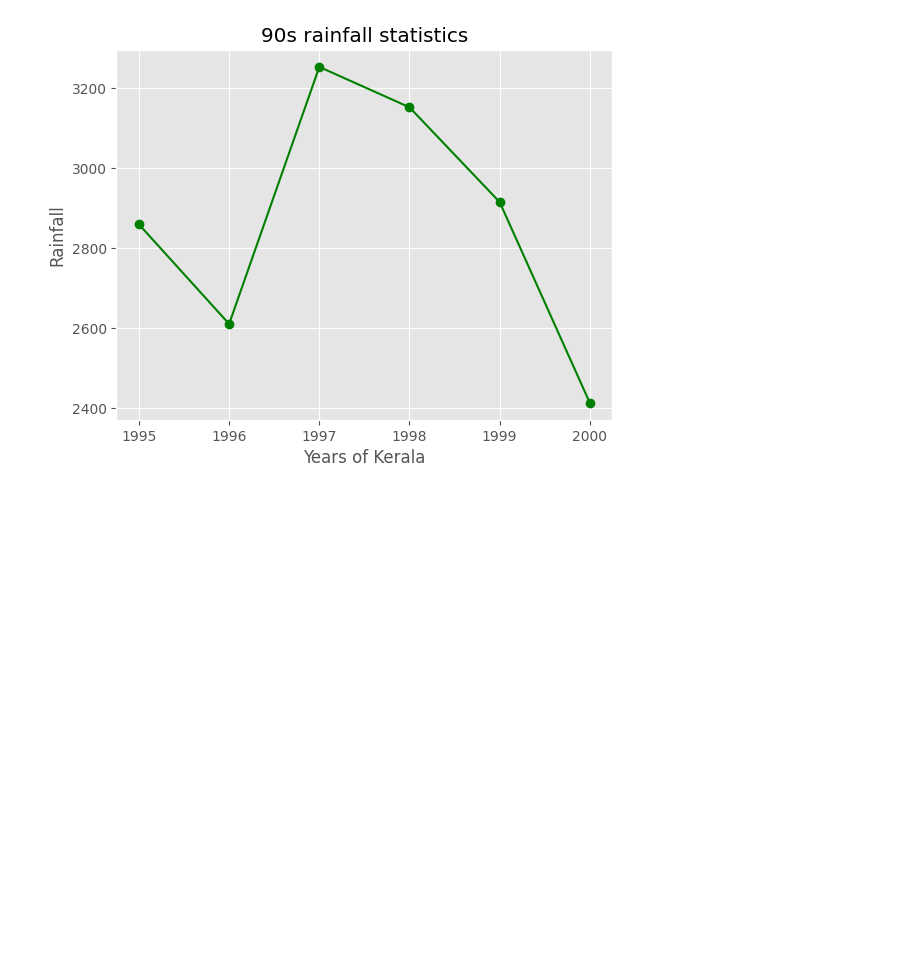
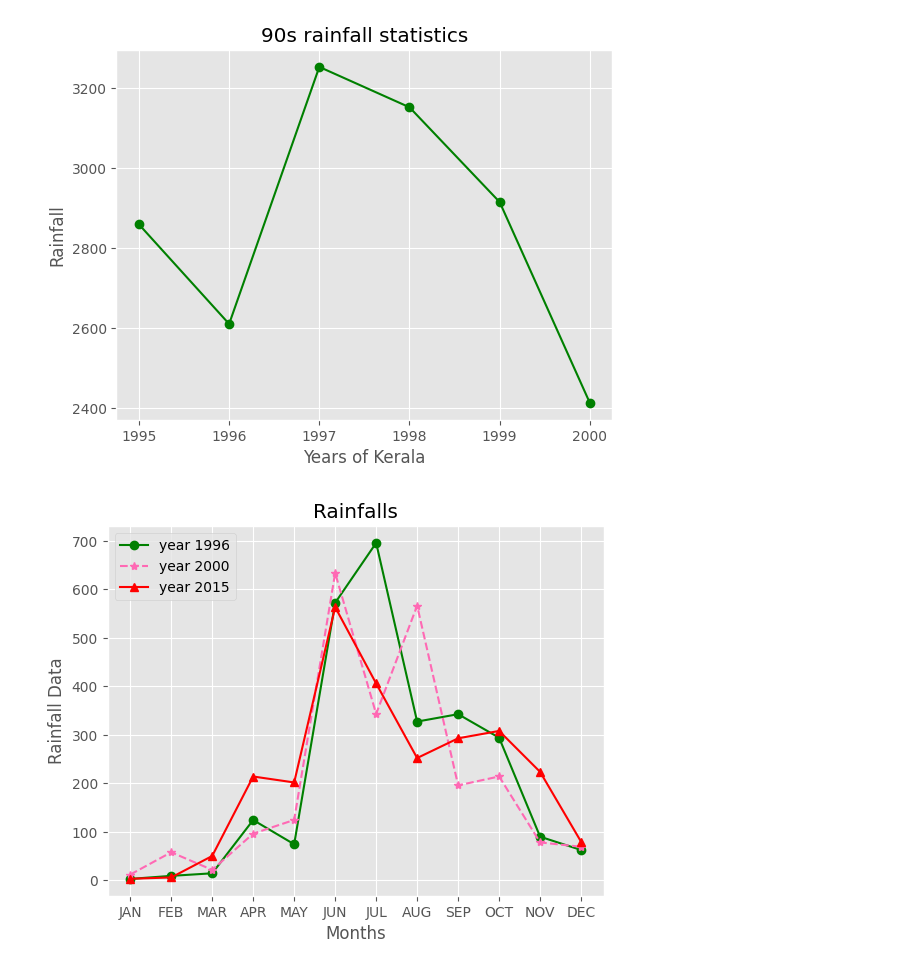
Before and after one commit to edwinmesa/dt_learn_data_science, a Jupyter notebook: edureka/works_notebooks/Work_Class/Module_1_Class_7.ipynb, the cells around one changed output. Cells and saved outputs as stored; diff of their text form; code cells hidden in the pictures; blank space fills up the shorter version.

```diff
--- a/edureka/works_notebooks/Work_Class/Module_1_Class_7.ipynb
+++ b/edureka/works_notebooks/Work_Class/Module_1_Class_7.ipynb
@@ -104,7 +107,8 @@ plt.show()
 # %% [output]
 [figure]
 # %%
-rainfall = pd.read_csv('D:\\workflow\\dt_learn_data_science\\edureka\\works_notebooks\\Class_Work_1_7\\Module 7\\rainfall_in_kerala.csv', index_col=0)
+rainfall = pd.read_csv(
+    'D:\\workflow\\dt_learn_data_science\\edureka\\works_notebooks\\Class_Work_1_7\\Module 7\\rainfall_in_kerala.csv', index_col=0)
 # %%
 rainfall
 # %% [output]
@@ -137,3 +141,18 @@ plt.ylabel("Rainfall")
 Name: ANNUAL, dtype: float64
 Text(0, 0.5, 'Rainfall')
 [figure]
+# %%
+plt.style.use('ggplot')
+plt.plot(rainfall.loc[1996, 'JAN':'DEC'], 'g',
+         linestyle='-', marker='o', label='year 1996')
+plt.plot(rainfall.loc[2000, 'JAN':'DEC'], 'hotpink',
+         linestyle='--', marker='*', label='year 2000')
+plt.plot(rainfall.loc[2015, 'JAN':'DEC'], 'r',
+         linestyle='-', marker='^', label='year 2015')
+plt.xlabel('Months')
+plt.ylabel('Rainfall Data')
+plt.title('Rainfalls')
+plt.legend(loc='upper left')
+plt.show()
+# %% [output]
+[figure, added]
```
Also changed, not shown: parts of 13 cells of this notebook.
